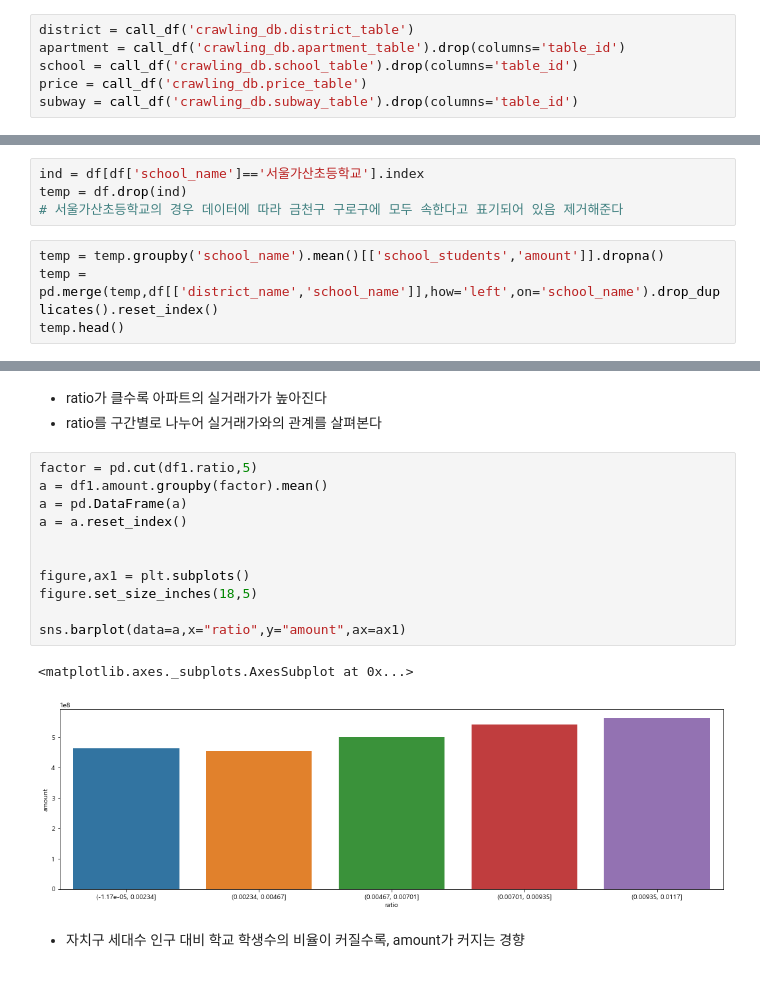
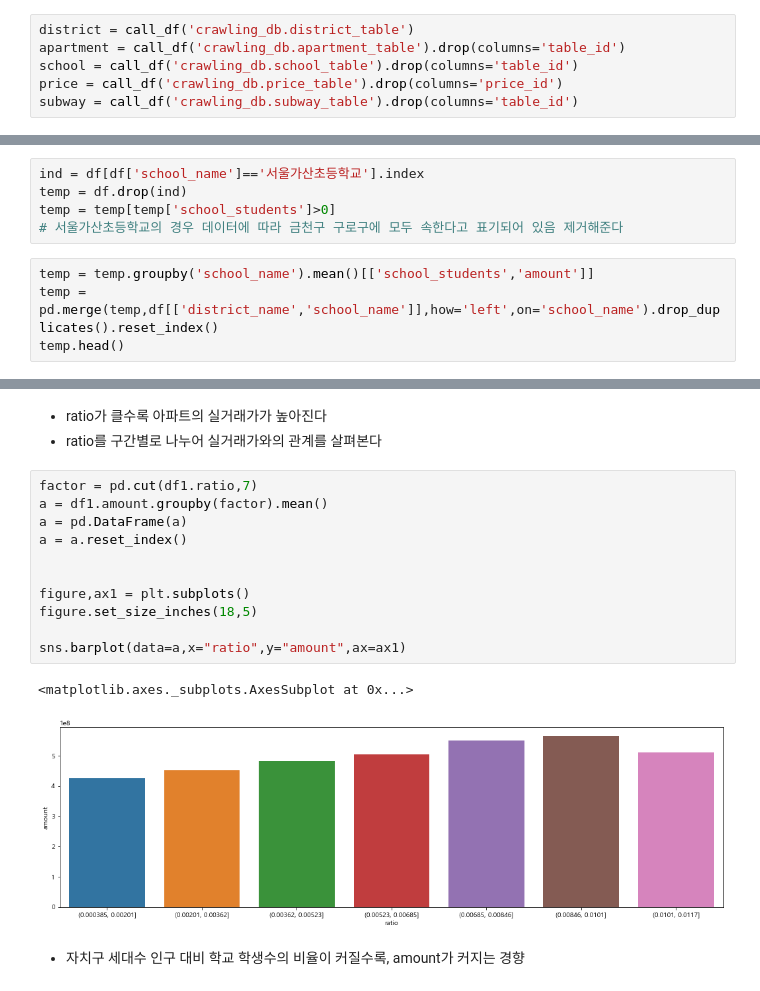
Before and after one commit to whoareyouwhoami/ProjectCasa, a Jupyter notebook: EDA/EDA.ipynb, the cells around one changed output, grey strips where cells are left out. Saved outputs shown, nothing was run; the diff lists cells and outputs as text.

```diff
--- a/EDA/EDA.ipynb
+++ b/EDA/EDA.ipynb
@@ -29,7 +29,7 @@ def call_df(table_name):
 district = call_df('crawling_db.district_table')
 apartment = call_df('crawling_db.apartment_table').drop(columns='table_id')
 school = call_df('crawling_db.school_table').drop(columns='table_id')
-price = call_df('crawling_db.price_table')
+price = call_df('crawling_db.price_table').drop(columns='price_id')
 subway = call_df('crawling_db.subway_table').drop(columns='table_id')
 # %%
 df = (price.merge(apartment, how='left', on='apartment_id').
@@ -313,9 +349,10 @@ sns.boxplot(x="school_dist",y="amount",data=df,color="m",ax=ax1)
 # %%
 ind = df[df['school_name']=='서울가산초등학교'].index
 temp = df.drop(ind)
+temp = temp[temp['school_students']>0]
 # 서울가산초등학교의 경우 데이터에 따라 금천구 구로구에 모두 속한다고 표기되어 있음 제거해준다
 # %%
-temp = temp.groupby('school_name').mean()[['school_students','amount']].dropna()
+temp = temp.groupby('school_name').mean()[['school_students','amount']]
 temp = pd.merge(temp,df[['district_name','school_name']],how='left',on='school_name').drop_duplicates().reset_index()
 temp.head()
 # %% [output]
@@ -392,19 +429,19 @@ sns.regplot(x="ratio",y="amount",data=df1,color="m",ax=ax1)
 - ratio가 클수록 아파트의 실거래가가 높아진다
 - ratio를 구간별로 나누어 실거래가와의 관계를 살펴본다
 # %%
-factor = pd.cut(df1.ratio,5)
+factor = pd.cut(df1.ratio,7)
 a = df1.amount.groupby(factor).mean()
 a = pd.DataFrame(a)
 a = a.reset_index()
 
 
 figure,ax1 = plt.subplots()
 figure.set_size_inches(18,5)
 
 sns.barplot(data=a,x="ratio",y="amount",ax=ax1)
 # %% [output]
 <matplotlib.axes._subplots.AxesSubplot at 0x...>
-[figure, old version]
+[figure, new version]
 # %% [markdown]
 - 자치구 세대수 인구 대비 학교 학생수의 비율이 커질수록, amount가 커지는 경향
 # %% [markdown]
```
Also changed, not shown: parts of 28 cells of this notebook.
